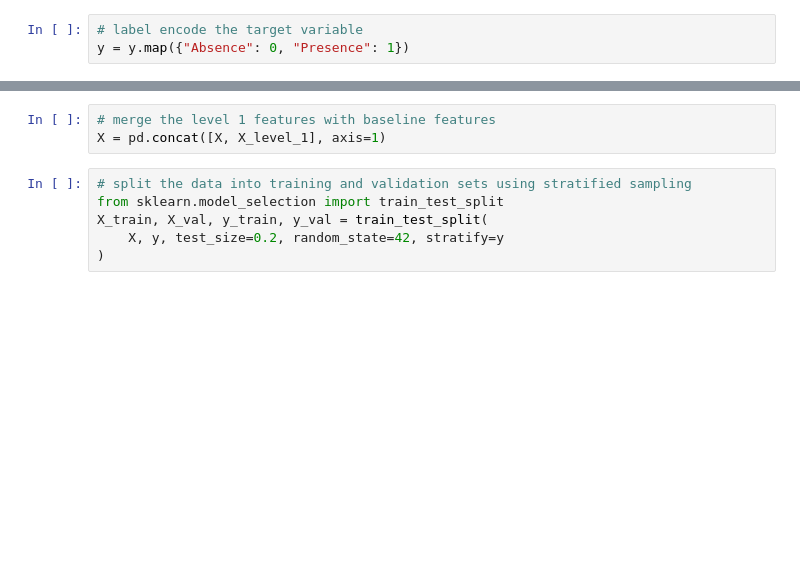
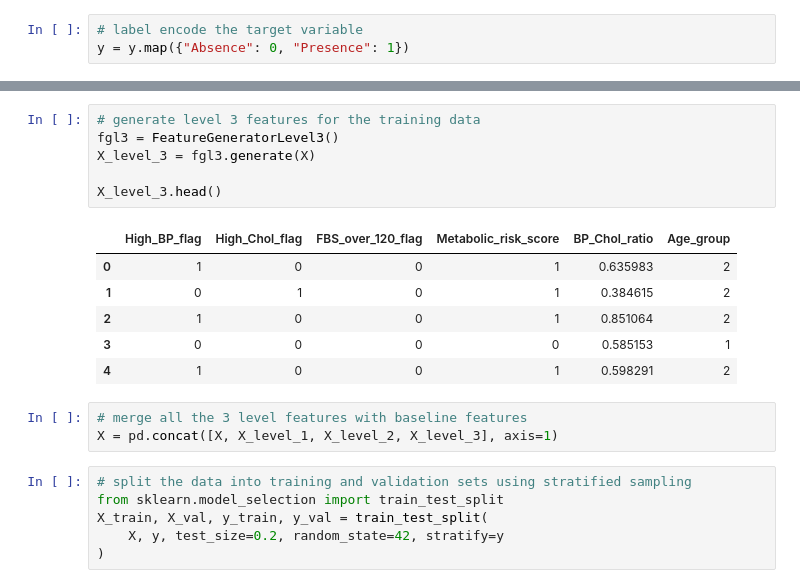
Before and after one commit to adityaSinghal08/heart-disease-prediction, a Jupyter notebook: notebooks/04_logistic_regression.ipynb, the cells around one changed output, grey strips where cells are left out. Cells and saved outputs as stored; diff of their text form; blank space fills up the shorter version.

```diff
--- a/notebooks/04_logistic_regression.ipynb
+++ b/notebooks/04_logistic_regression.ipynb
@@ -40,6 +53,19 @@ X_level_1.head()
+# %%
+# generate level 3 features for the training data
+fgl3 = FeatureGeneratorLevel3()
+X_level_3 = fgl3.generate(X)
+
+X_level_3.head()
+# %% [output]
+|  | High_BP_flag | High_Chol_flag | FBS_over_120_flag | Metabolic_risk_score | BP_Chol_ratio | Age_group |
+| 0 | 1 | 0 | 0 | 1 | 0.635983 | 2 |
+| 1 | 0 | 1 | 0 | 1 | 0.384615 | 2 |
+| 2 | 1 | 0 | 0 | 1 | 0.851064 | 2 |
+| 3 | 0 | 0 | 0 | 0 | 0.585153 | 1 |
+| 4 | 1 | 0 | 0 | 1 | 0.598291 | 2 |
 # %%
-# merge the level 1 features with baseline features
-X = pd.concat([X, X_level_1], axis=1)
+# merge all the 3 level features with baseline features
+X = pd.concat([X, X_level_1, X_level_2, X_level_3], axis=1)
 # %%
 # split the data into training and validation sets using stratified sampling
 from sklearn.model_selection import train_test_split
```
Also changed, not shown: parts of 6 cells of this notebook, 4 other files.
